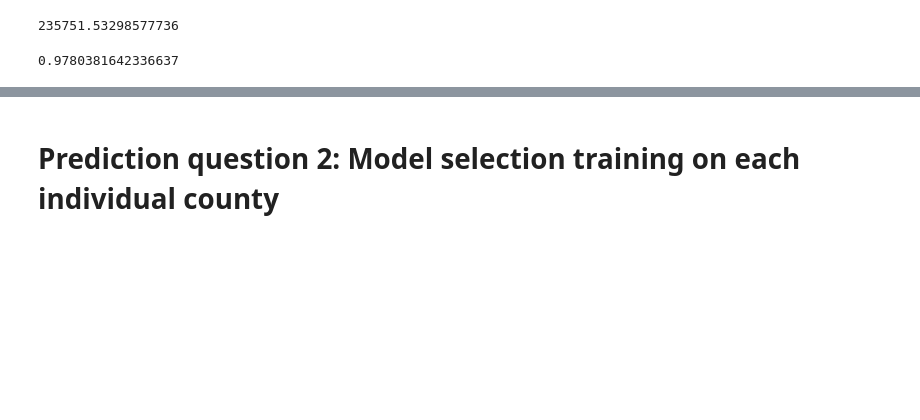
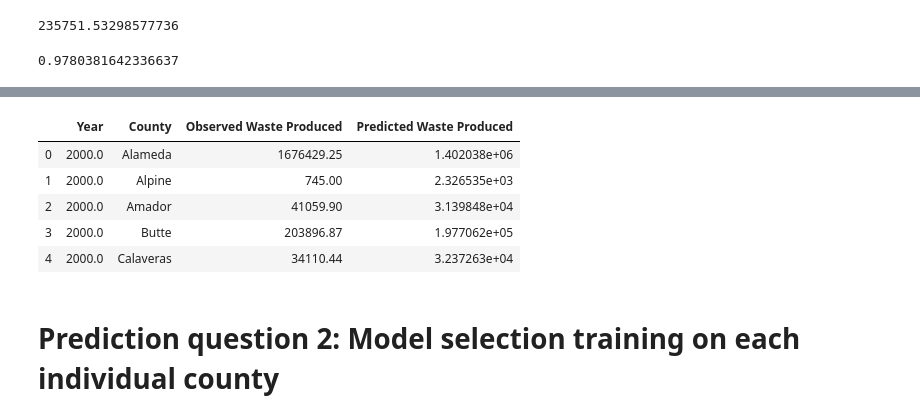
Before and after one commit to matthew-y-dong/ca-waste, a Jupyter notebook: modeling/modeling.ipynb, the cells around one changed output, grey strips where cells are left out. Drawn from its saved outputs; the diff is of its cells as text; code cells hidden in the pictures; blank space fills up the shorter version.

```diff
--- a/modeling/modeling.ipynb
+++ b/modeling/modeling.ipynb
@@ -211,0 +255,12 @@ r2_score(y_test, y_pred)
+# %%
+complete_feature_df.reset_index(inplace=True)
+complete_feature_df.rename(columns={"Waste Produced (Tons)": "Observed Waste Produced"}, inplace=True)
+predictions_observations = complete_feature_df[["Year", "County", "Observed Waste Produced", "Predicted Waste Produced"]]
+predictions_observations.head()
+# %% [output]
+|  | Year | County | Observed Waste Produced | Predicted Waste Produced |
+| 0 | 2000.0 | Alameda | 1676429.25 | 1.402038e+06 |
+| 1 | 2000.0 | Alpine | 745.00 | 2.326535e+03 |
+| 2 | 2000.0 | Amador | 41059.90 | 3.139848e+04 |
+| 3 | 2000.0 | Butte | 203896.87 | 1.977062e+05 |
+| 4 | 2000.0 | Calaveras | 34110.44 | 3.237263e+04 |
```
Also changed, not shown: parts of 8 cells of this notebook, 3 other files.
